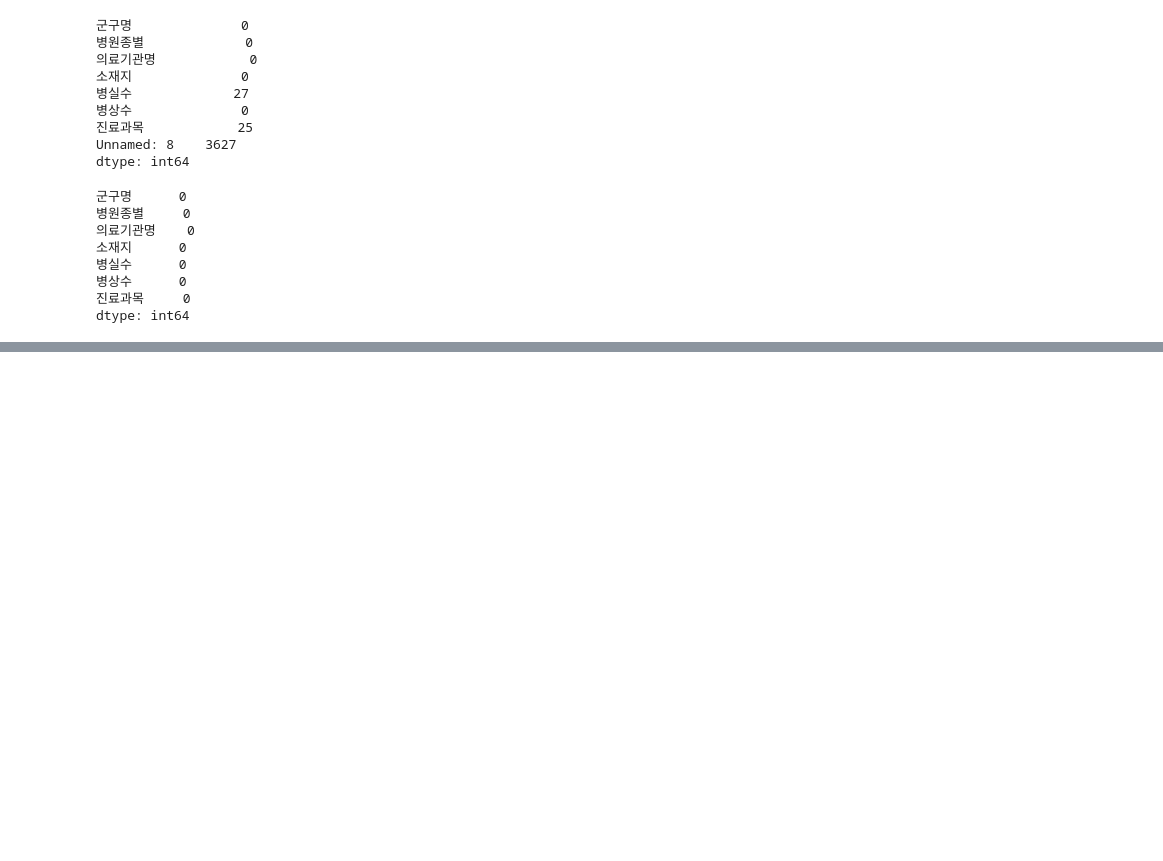
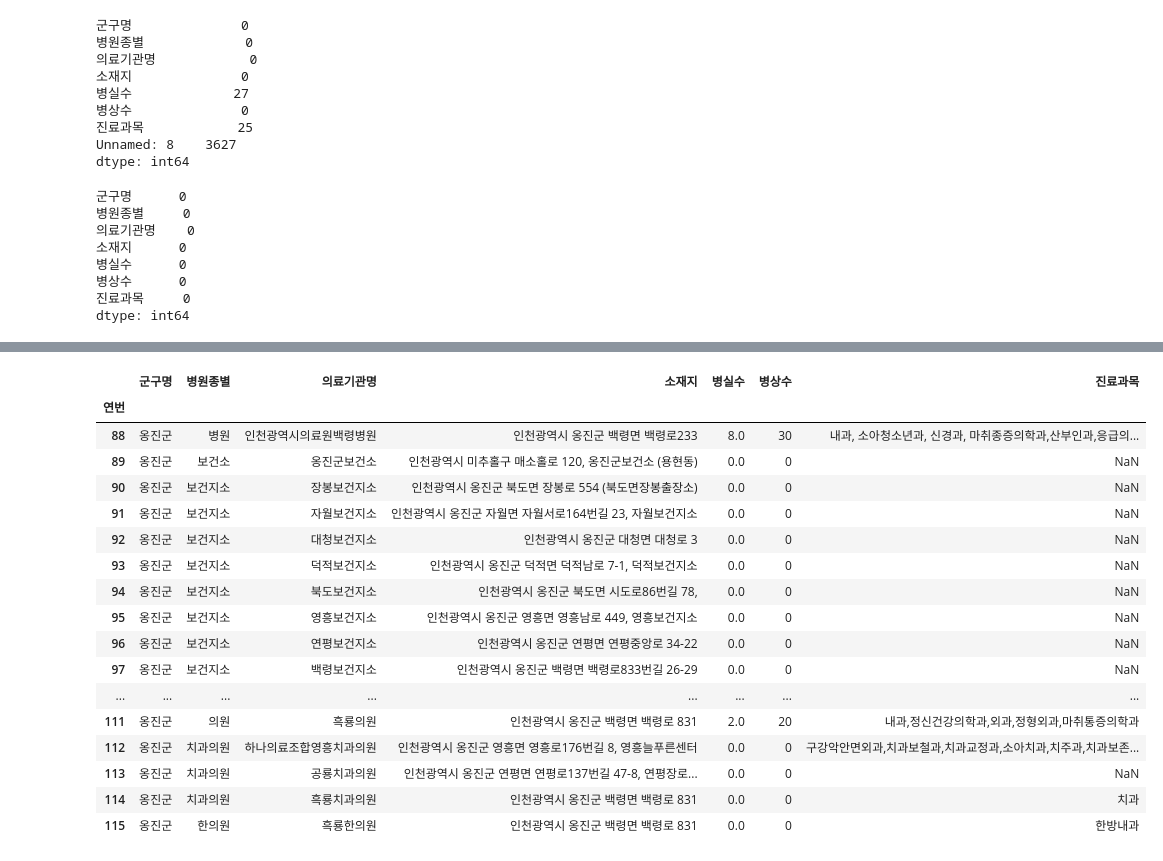
Before and after one commit to akslk00/new-pro2, a Jupyter notebook: Untitled.ipynb, the cells around one changed output, grey strips where cells are left out. Saved outputs shown, nothing was run; the diff lists cells and outputs as text; code cells hidden in the pictures; blank space fills up the shorter version.

```diff
--- a/Untitled.ipynb
+++ b/Untitled.ipynb
@@ -76,0 +155,13 @@ Name: 군구명, Length: 3666, dtype: object
+# %%
+gang=df['군구명']=='강화군'
+ounm=df['군구명']=='옹진군'
+joun=df['군구명']=='중구'
+dong=df['군구명']=='동구'
+mechu=df['군구명']=='미추홀구'
+unesu=df['군구명']=='연수구'
+namdong=df['군구명']=='남동구'
+bupang=df['군구명']=='부평구'
+gaeyuan=df['군구명']=='계양구'
+sugu=df['군구명']=='서구'
+
+loca=[(gang),(ounm),(dong)]
@@ -76,0 +184,21 @@ Name: 군구명, Length: 3666, dtype: object
+# %%
+df.loc[loca[1],]
+# %% [output]
+|  | 군구명 | 병원종별 | 의료기관명 | 소재지 | 병실수 | 병상수 | 진료과목 |
+| 연번 |  |  |  |  |  |  |  |
+| 88 | 옹진군 | 병원 | 인천광역시의료원백령병원 | 인천광역시 옹진군 백령면 백령로233 | 8.0 | 30 | 내과, 소아청소년과, 신경과, 마취종증의학과,산부인과,응급의... |
+| 89 | 옹진군 | 보건소 | 옹진군보건소 | 인천광역시 미추홀구 매소홀로 120, 옹진군보건소 (용현동) | 0.0 | 0 | NaN |
+| 90 | 옹진군 | 보건지소 | 장봉보건지소 | 인천광역시 옹진군 북도면 장봉로 554 (북도면장봉출장소) | 0.0 | 0 | NaN |
+| 91 | 옹진군 | 보건지소 | 자월보건지소 | 인천광역시 옹진군 자월면 자월서로164번길 23, 자월보건지소 | 0.0 | 0 | NaN |
+| 92 | 옹진군 | 보건지소 | 대청보건지소 | 인천광역시 옹진군 대청면 대청로 3 | 0.0 | 0 | NaN |
+| 93 | 옹진군 | 보건지소 | 덕적보건지소 | 인천광역시 옹진군 덕적면 덕적남로 7-1, 덕적보건지소 | 0.0 | 0 | NaN |
+| 94 | 옹진군 | 보건지소 | 북도보건지소 | 인천광역시 옹진군 북도면 시도로86번길 78, | 0.0 | 0 | NaN |
+| 95 | 옹진군 | 보건지소 | 영흥보건지소 | 인천광역시 옹진군 영흥면 영흥남로 449, 영흥보건지소 | 0.0 | 0 | NaN |
+| 96 | 옹진군 | 보건지소 | 연평보건지소 | 인천광역시 옹진군 연평면 연평중앙로 34-22 | 0.0 | 0 | NaN |
+| 97 | 옹진군 | 보건지소 | 백령보건지소 | 인천광역시 옹진군 백령면 백령로833번길 26-29 | 0.0 | 0 | NaN |
+| ... | ... | ... | ... | ... | ... | ... | ... |
+| 111 | 옹진군 | 의원 | 흑룡의원 | 인천광역시 옹진군 백령면 백령로 831 | 2.0 | 20 | 내과,정신건강의학과,외과,정형외과,마취통증의학과 |
+| 112 | 옹진군 | 치과의원 | 하나의료조합영흥치과의원 | 인천광역시 옹진군 영흥면 영흥로176번길 8, 영흥늘푸른센터 | 0.0 | 0 | 구강악안면외과,치과보철과,치과교정과,소아치과,치주과,치과보존... |
+| 113 | 옹진군 | 치과의원 | 공룡치과의원 | 인천광역시 옹진군 연평면 연평로137번길 47-8, 연평장로... | 0.0 | 0 | NaN |
+| 114 | 옹진군 | 치과의원 | 흑룡치과의원 | 인천광역시 옹진군 백령면 백령로 831 | 0.0 | 0 | 치과 |
+| 115 | 옹진군 | 한의원 | 흑룡한의원 | 인천광역시 옹진군 백령면 백령로 831 | 0.0 | 0 | 한방내과 |
```
Also changed, not shown: parts of 19 cells of this notebook, 1 other file.
